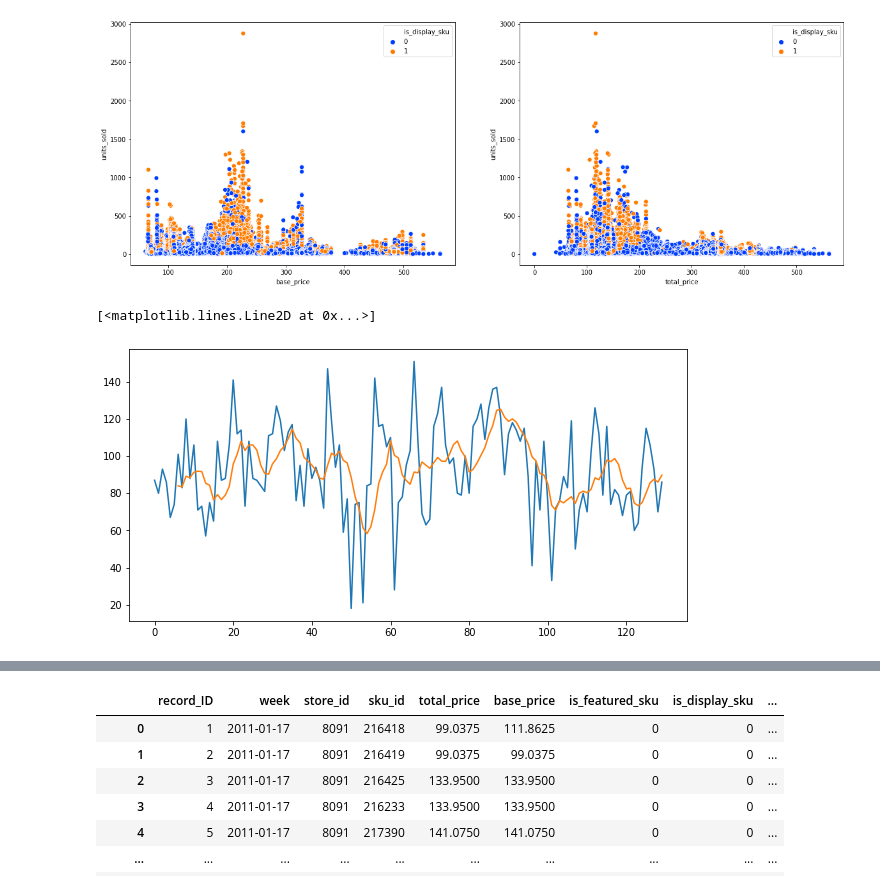
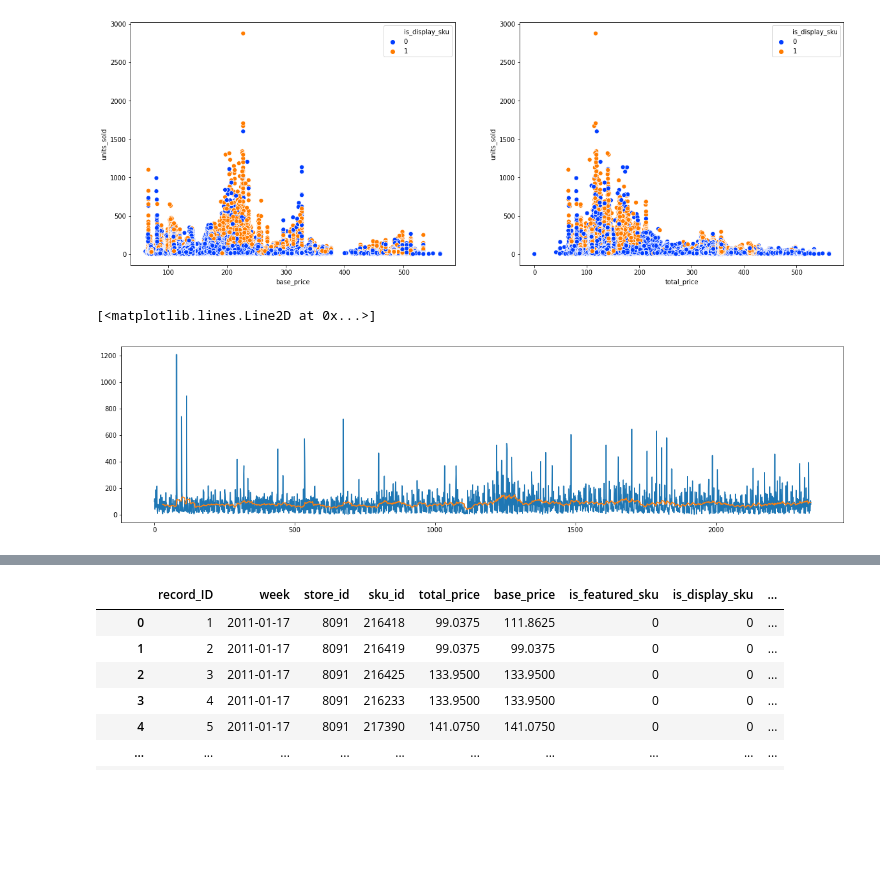
Before and after one commit to sridharsakkari/Demand-Forecasting, a Jupyter notebook: Demand_Forecasting.ipynb, the cells around one changed output, grey strips where cells are left out. Saved outputs shown, nothing was run; the diff lists cells and outputs as text; code cells hidden in the pictures; blank space fills up the shorter version.

```diff
--- a/Demand_Forecasting.ipynb
+++ b/Demand_Forecasting.ipynb
@@ -311,12 +323,12 @@ sns.scatterplot(x= 'total_price',y='units_sold',hue='is_display_sku',data=train_
 # %%
 data_wo_na = data_store_items_reshape.dropna(axis = 0,inplace = False)
 # %%
-plt.rcParams['figure.figsize'] = (10,5)
-plt.plot(train_data['units_sold'][(train_data['store_id'] == '8095') & (train_data['sku_id'] == '216233')].values)
-plt.plot(train_data['units_sold'][(train_data['store_id'] == '8095') & (train_data['sku_id'] == '216233')].rolling(7).mean().values)
+plt.rcParams['figure.figsize'] = (20,5)
+plt.plot(train_data['units_sold'][(train_data['store_id'] == '8095')].values)
+plt.plot(train_data['units_sold'][(train_data['store_id'] == '8095')].rolling(30).mean().values)
 # %% [output]
 [<matplotlib.lines.Line2D at 0x...>]
-[figure, old version]
+[figure, new version]
 # %%
 data_store_items.fillna(value = 0)
 dt = (data_store_items.set_index('index',drop = True))
```
Also changed, not shown: parts of 40 cells of this notebook.
